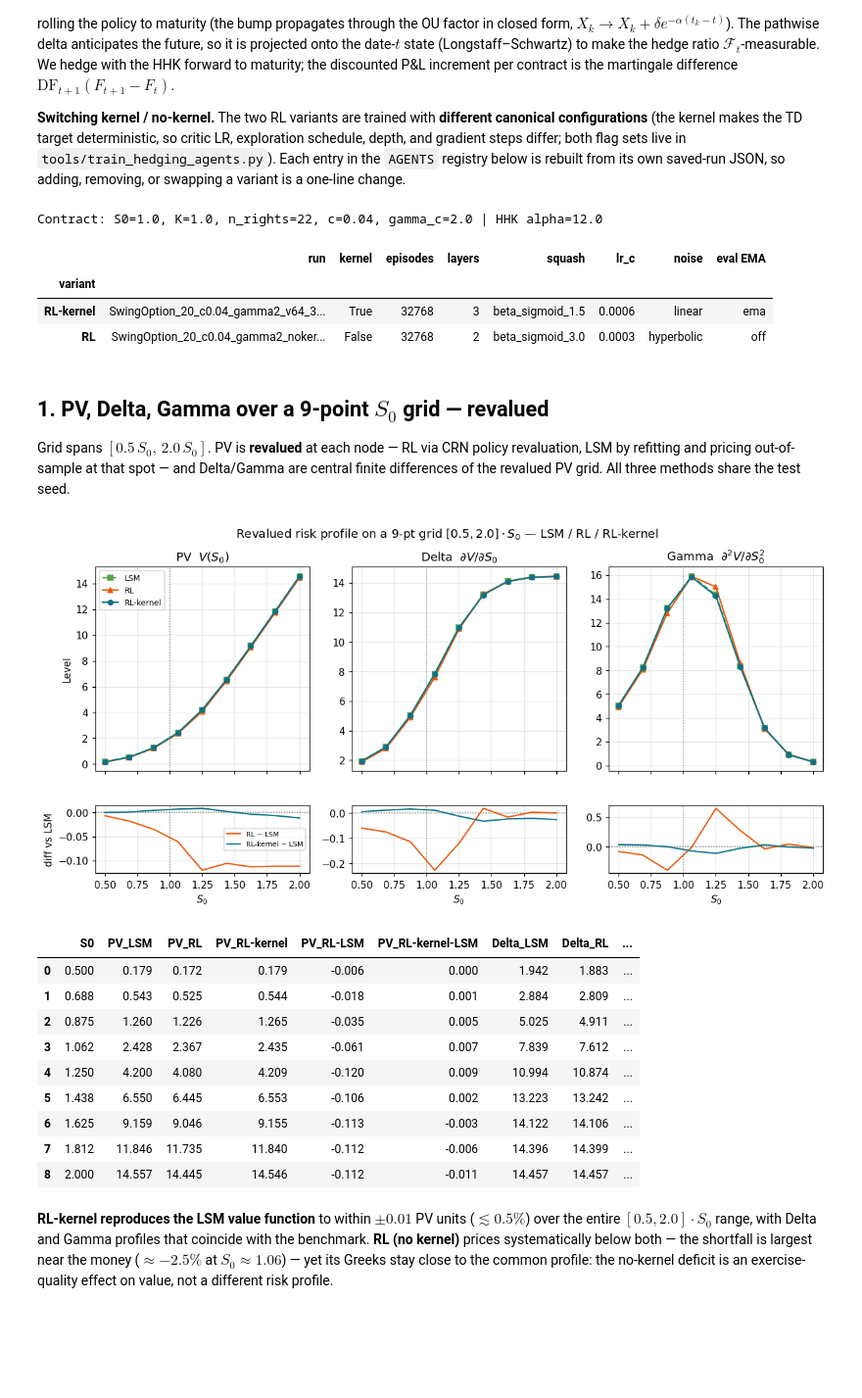
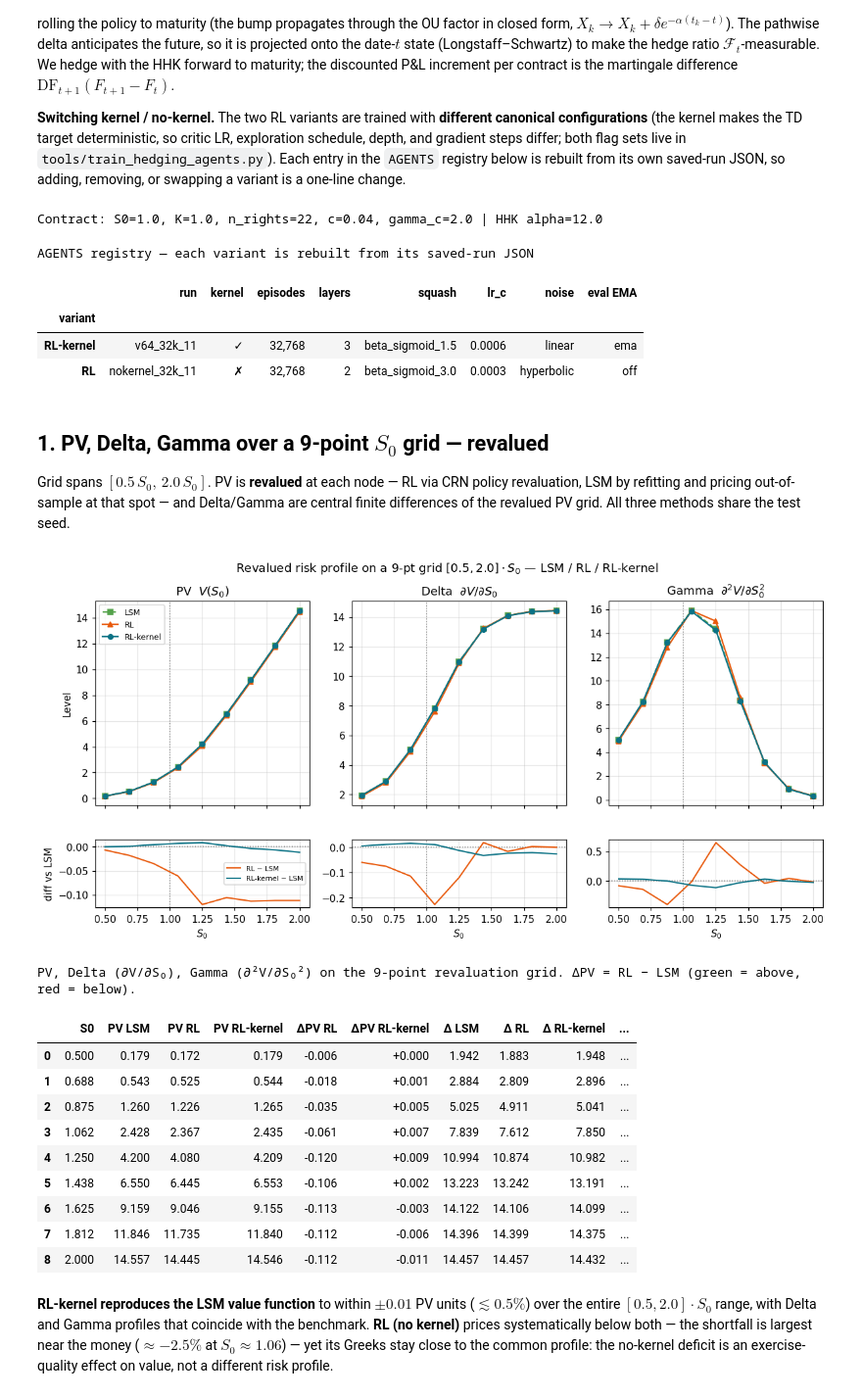
Before and after one commit to ithakis/DRL-Swing-Options, a Jupyter notebook: Jupyter Notebooks/Hedging.ipynb, the cells around one changed output. Shown at 98% size. Drawn from its saved outputs; the diff is of its cells as text; code cells hidden in the pictures; blank space fills up the shorter version.

```diff
--- a/Jupyter Notebooks/Hedging.ipynb
+++ b/Jupyter Notebooks/Hedging.ipynb
@@ -86,13 +86,28 @@ S0, alpha, T = float(params.S0), float(params.alpha), float(contract.maturity)
 
 print(f"Contract: S0={S0}, K={contract.strike}, n_rights={contract.n_rights}, "
       f"c={contract.c_cost}, gamma_c={contract.gamma_cost} | HHK alpha={alpha}")
-pd.DataFrame(cfg_rows).set_index("variant")
+
+cfg_df = pd.DataFrame(cfg_rows).set_index("variant")
+# Shorten the run name: strip the common "SwingOption_20_c0.04_gamma2_" prefix
+cfg_df["run"] = cfg_df["run"].str.replace("SwingOption_20_c0.04_gamma2_", "", regex=False)
+display(cfg_df.style
+    .set_properties(**{"text-align": "center"})
+    .set_table_styles([
+        {"selector": "th.row_heading, td.row_heading",
+         "props": [("text-align", "left"), ("font-weight", "bold"), ("min-width", "80px")]},
+        {"selector": "caption",
+         "props": [("caption-side", "top"), ("font-size", "11px"),
+                   ("text-align", "left"), ("padding-bottom", "4px")]},
+    ])
+    .set_caption("AGENTS registry — each variant is rebuilt from its saved-run JSON")
+    .format({"episodes": "{:,}", "lr_c": "{:.4f}", "kernel": lambda v: "✓" if v else "✗"}))
 # %% [output]
 Contract: S0=1.0, K=1.0, n_rights=22, c=0.04, gamma_c=2.0 | HHK alpha=12.0
+AGENTS registry — each variant is rebuilt from its saved-run JSON
 |  | run | kernel | episodes | layers | squash | lr_c | noise | eval EMA |
 | variant |  |  |  |  |  |  |  |  |
-| RL-kernel | SwingOption_20_c0.04_gamma2_v64_3... | True | 32768 | 3 | beta_sigmoid_1.5 | 0.0006 | linear | ema |
-| RL | SwingOption_20_c0.04_gamma2_noker... | False | 32768 | 2 | beta_sigmoid_3.0 | 0.0003 | hyperbolic | off |
+| RL-kernel | v64_32k_11 | ✓ | 32,768 | 3 | beta_sigmoid_1.5 | 0.0006 | linear | ema |
+| RL | nokernel_32k_11 | ✗ | 32,768 | 2 | beta_sigmoid_3.0 | 0.0003 | hyperbolic | off |
 # %% [markdown]
 ## 1. PV, Delta, Gamma over a 9-point $S_0$ grid — revalued
 
@@ -132,49 +147,69 @@ methods = ["LSM", "RL", "RL-kernel"]
 D = {m: central_dd(grid, V[m])[0] for m in methods}
 G = {m: central_dd(grid, V[m])[1] for m in methods}
 
 fig, ax = plt.subplots(2, 3, figsize=(13.2, 5.6), sharex="col",
                        gridspec_kw={"height_ratios": [3.0, 1.0], "hspace": 0.25})
 panels = [(V, "PV  $V(S_0)$"), (D, "Delta  $\\partial V/\\partial S_0$"),
           (G, "Gamma  $\\partial^2 V/\\partial S_0^2$")]
 for col, (Y, ttl) in enumerate(panels):
     top, bot = ax[0, col], ax[1, col]
     for m in methods:
         ls = "--" if m == "LSM" else "-"
         top.plot(grid, Y[m], VMRK[m] + ls, color=VCOL[m], ms=5, label=m)
     top.axvline(S0, color="grey", ls=":", lw=1); top.set_title(ttl)
     bot.axhline(0, color="grey", lw=1, ls=":"); bot.axvline(S0, color="grey", ls=":", lw=1)
     for m in ["RL", "RL-kernel"]:
         bot.plot(grid, Y[m] - Y["LSM"], color=VCOL[m], lw=1.4, label=f"{m} − LSM")
     bot.set_xlabel("$S_0$")
 ax[0, 0].legend(fontsize=8); ax[1, 0].legend(fontsize=7)
 ax[0, 0].set_ylabel("Level"); ax[1, 0].set_ylabel("diff vs LSM")
 fig.suptitle(f"Revalued risk profile on a {N_GRID}-pt grid $[0.5, 2.0]\\cdot S_0$ — LSM / RL / RL-kernel", y=0.98)
 fig.tight_layout(rect=[0, 0, 1, 0.95])
 fig.savefig(os.path.join(FIGS_DIR, "hedging_greeks_grid_rl_lsm.png"), bbox_inches="tight")
 plt.show()
 
-tbl = {"S0": grid}
+# --- Styled PV / Delta / Gamma table with colour-coded RL-vs-LSM differences ---
+tbl = {"S0": grid.round(3)}
 for m in methods:
-    tbl[f"PV_{m}"] = V[m]
+    tbl[f"PV {m}"] = V[m].round(3)
 for m in ["RL", "RL-kernel"]:
-    tbl[f"PV_{m}-LSM"] = V[m] - V["LSM"]
+    tbl[f"ΔPV {m}"] = (V[m] - V["LSM"]).round(3)
 for m in methods:
-    tbl[f"Delta_{m}"] = D[m]
+    tbl[f"Δ {m}"] = D[m].round(3)
 for m in methods:
-    tbl[f"Gamma_{m}"] = G[m]
-pd.DataFrame(tbl).round(3)
+    tbl[f"Γ {m}"] = G[m].round(3)
+
+df_tbl = pd.DataFrame(tbl)
+diff_cols = ["ΔPV RL", "ΔPV RL-kernel"]
+V_diff = float(df_tbl[diff_cols].abs().max().max())
+
+display(df_tbl.style
+    .background_gradient(cmap="RdYlGn", subset=diff_cols, vmin=-V_diff, vmax=V_diff)
+    .format({c: "{:+.3f}" for c in diff_cols} |
+            {c: "{:.3f}" for c in df_tbl.columns if c not in diff_cols})
+    .set_caption("PV, Delta (∂V/∂S₀), Gamma (∂²V/∂S₀²) on the 9-point revaluation grid. "
+                 "ΔPV = RL − LSM (green = above, red = below).")
+    .set_properties(**{"text-align": "center"})
+    .set_table_styles([
+        {"selector": "caption",
+         "props": [("caption-side", "top"), ("font-size", "11px"),
+                   ("text-align", "left"), ("padding-bottom", "6px")]},
+        {"selector": "th",
+         "props": [("text-align", "center")]},
+    ]))
 # %% [output]
 [figure]
+PV, Delta (∂V/∂S₀), Gamma (∂²V/∂S₀²) on the 9-point revaluation grid. ΔPV = RL − LSM (green = above, red = below).
-|  | S0 | PV_LSM | PV_RL | PV_RL-kernel | PV_RL-LSM | PV_RL-kernel-LSM | Delta_LSM | Delta_RL | ... |
-| 0 | 0.500 | 0.179 | 0.172 | 0.179 | -0.006 | 0.000 | 1.942 | 1.883 | ... |
-| 1 | 0.688 | 0.543 | 0.525 | 0.544 | -0.018 | 0.001 | 2.884 | 2.809 | ... |
-| 2 | 0.875 | 1.260 | 1.226 | 1.265 | -0.035 | 0.005 | 5.025 | 4.911 | ... |
-| 3 | 1.062 | 2.428 | 2.367 | 2.435 | -0.061 | 0.007 | 7.839 | 7.612 | ... |
-| 4 | 1.250 | 4.200 | 4.080 | 4.209 | -0.120 | 0.009 | 10.994 | 10.874 | ... |
-| 5 | 1.438 | 6.550 | 6.445 | 6.553 | -0.106 | 0.002 | 13.223 | 13.242 | ... |
-| 6 | 1.625 | 9.159 | 9.046 | 9.155 | -0.113 | -0.003 | 14.122 | 14.106 | ... |
-| 7 | 1.812 | 11.846 | 11.735 | 11.840 | -0.112 | -0.006 | 14.396 | 14.399 | ... |
-| 8 | 2.000 | 14.557 | 14.445 | 14.546 | -0.112 | -0.011 | 14.457 | 14.457 | ... |
+|  | S0 | PV LSM | PV RL | PV RL-kernel | ΔPV RL | ΔPV RL-kernel | Δ LSM | Δ RL | Δ RL-kernel | ... |
+| 0 | 0.500 | 0.179 | 0.172 | 0.179 | -0.006 | +0.000 | 1.942 | 1.883 | 1.948 | ... |
+| 1 | 0.688 | 0.543 | 0.525 | 0.544 | -0.018 | +0.001 | 2.884 | 2.809 | 2.896 | ... |
+| 2 | 0.875 | 1.260 | 1.226 | 1.265 | -0.035 | +0.005 | 5.025 | 4.911 | 5.041 | ... |
+| 3 | 1.062 | 2.428 | 2.367 | 2.435 | -0.061 | +0.007 | 7.839 | 7.612 | 7.850 | ... |
+| 4 | 1.250 | 4.200 | 4.080 | 4.209 | -0.120 | +0.009 | 10.994 | 10.874 | 10.982 | ... |
+| 5 | 1.438 | 6.550 | 6.445 | 6.553 | -0.106 | +0.002 | 13.223 | 13.242 | 13.191 | ... |
+| 6 | 1.625 | 9.159 | 9.046 | 9.155 | -0.113 | -0.003 | 14.122 | 14.106 | 14.099 | ... |
+| 7 | 1.812 | 11.846 | 11.735 | 11.840 | -0.112 | -0.006 | 14.396 | 14.399 | 14.375 | ... |
+| 8 | 2.000 | 14.557 | 14.445 | 14.546 | -0.112 | -0.011 | 14.457 | 14.457 | 14.432 | ... |
 # %% [markdown]
 **RL-kernel reproduces the LSM value function** to within $\pm0.01$ PV units ($\lesssim0.5\%$)
 over the entire $[0.5,2.0]\cdot S_0$ range, with Delta and Gamma profiles that coincide with the
```
Also changed, not shown: parts of 1 cell of this notebook, 49 other files.
